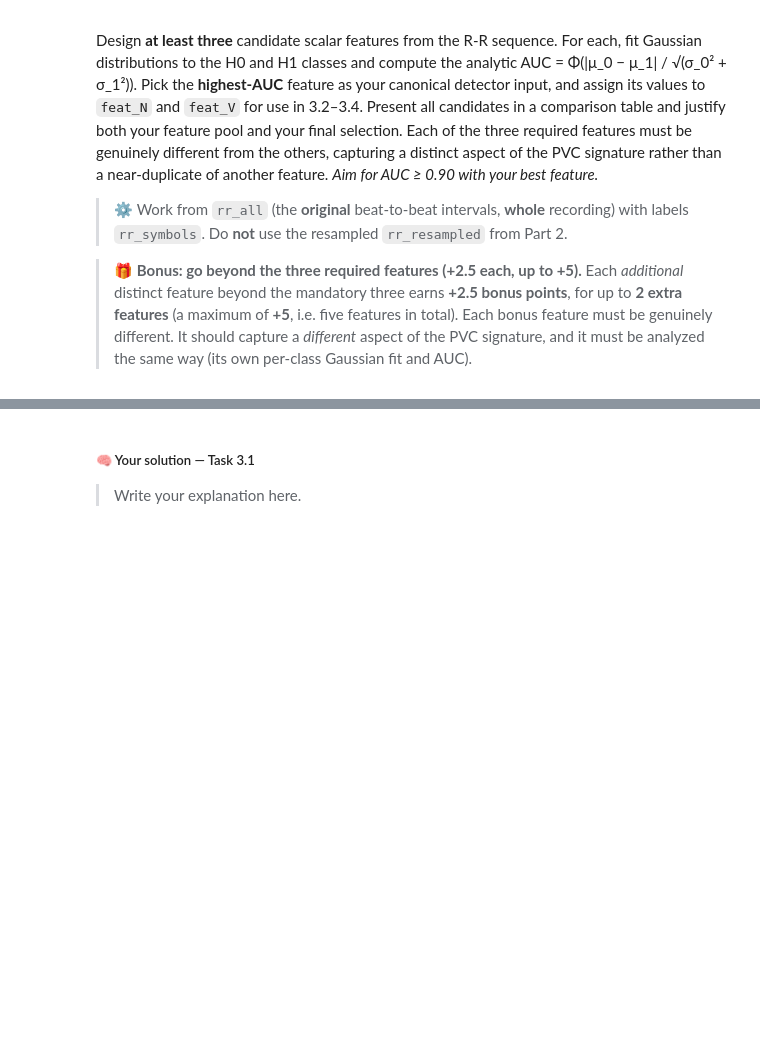
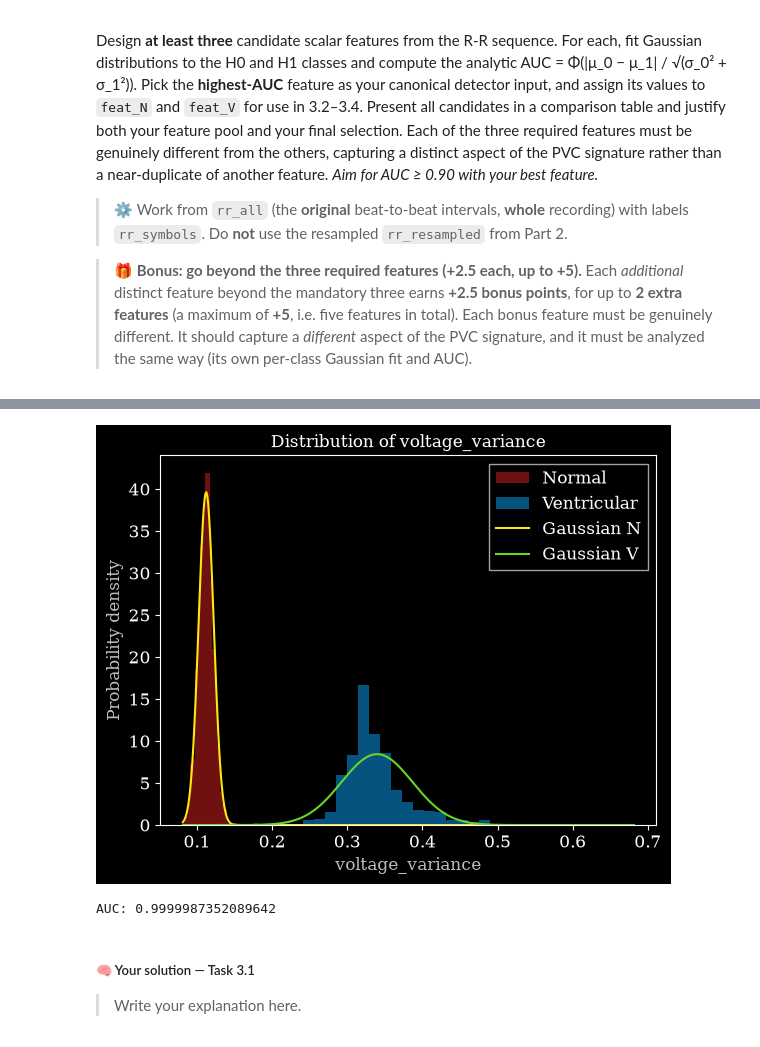
Before and after one commit to franos-cm/5CTA0-project, a Jupyter notebook: project.ipynb, the cells around one changed output, grey strips where cells are left out. Drawn from its saved outputs; the diff is of its cells as text; code cells hidden in the pictures; blank space fills up the shorter version.

```diff
--- a/project.ipynb
+++ b/project.ipynb
@@ -1139,11 +1122,62 @@ plt.show()
 # %%
 # ── Task 3.1 (cont.): Visualize the candidate features ───────────────────────
 # 📋 Side-by-side histograms + Gaussian fits for every candidate feature.
 #    The feature with the cleanest visual separation should also have the
 #    highest AUC. This is a sanity check on the table above.
 
 # ── 🧠 Your solution — Task 3.1 (cont.) ─────────────────────────────────────────
 # ... your code here ...
+# Gaussian fits
+mu_N, sigma_N = norm.fit(feat_N)
+mu_V, sigma_V = norm.fit(feat_V)
+
+# Shared x-range
+x_plot = np.linspace(
+    min(feat_N.min(), feat_V.min()),
+    max(feat_N.max(), feat_V.max()),
+    500
+)
+
+pdf_N = norm.pdf(x_plot, mu_N, sigma_N)
+pdf_V = norm.pdf(x_plot, mu_V, sigma_V)
+
+# Plot
+plt.figure()
+
+plt.hist(
+    feat_N,
+    bins=30,
+    density=True,
+    alpha=0.5,
+    label="Normal"
+)
+
+plt.hist(
+    feat_V,
+    bins=30,
+    density=True,
+    alpha=0.5,
+    label="Ventricular"
+)
+
+plt.plot(x_plot, pdf_N, label="Gaussian N")
+plt.plot(x_plot, pdf_V, label="Gaussian V")
+
+plt.xlabel(feature_name)
+plt.ylabel("Probability density")
+plt.title(f"Distribution of {feature_name}")
+plt.legend()
+plt.show()
+
+auc = norm.cdf(
+    abs(mu_V - mu_N) /
+    np.sqrt(sigma_V**2 + sigma_N**2)
+)
+
+print("AUC:", auc)
+# %% [output]
+[figure, added]
+AUC: 0.9999987352089642
 # %% [markdown]
 ##### 🧠 Your solution — Task 3.1
 
```
Also changed, not shown: parts of 3 cells of this notebook.
